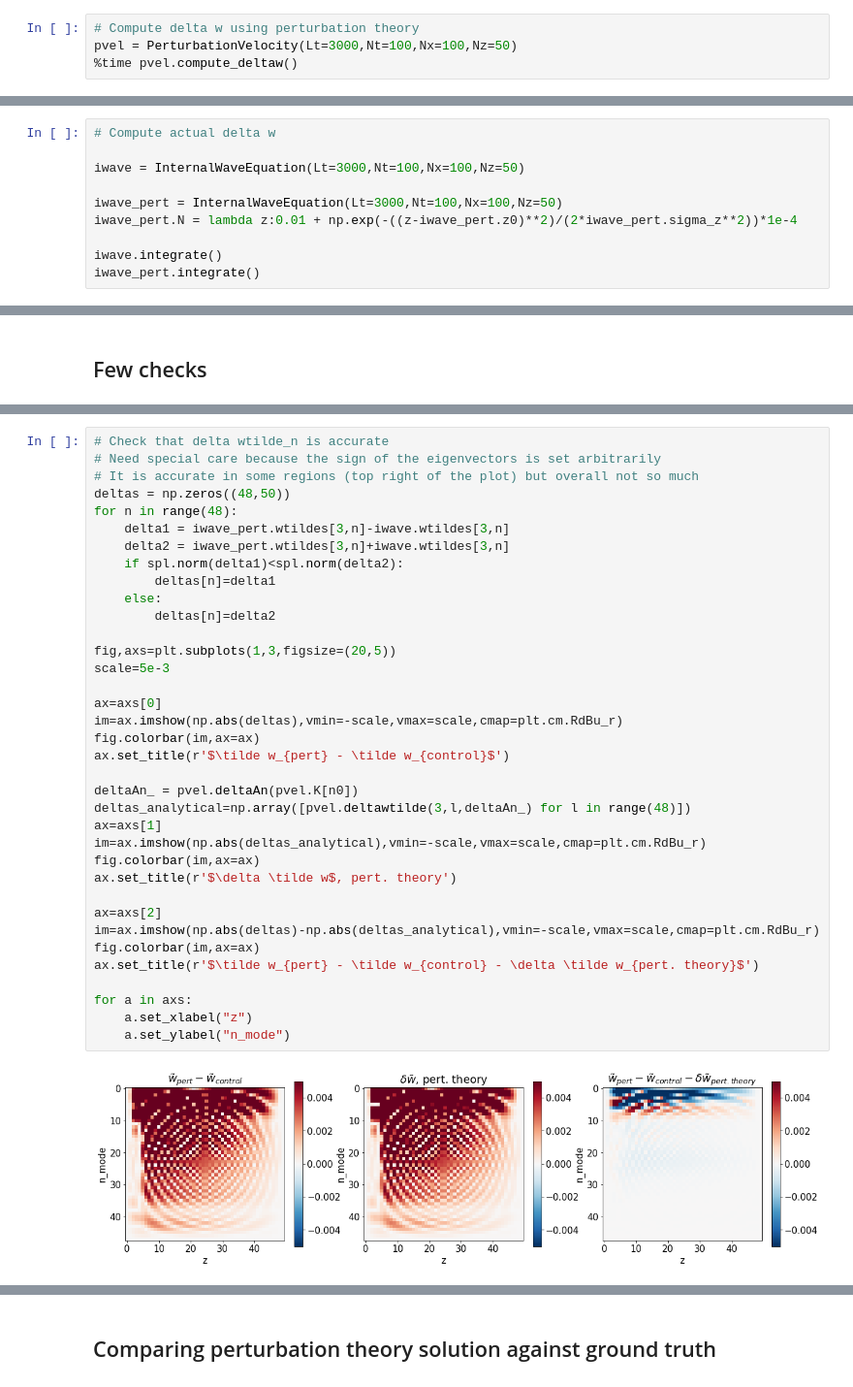
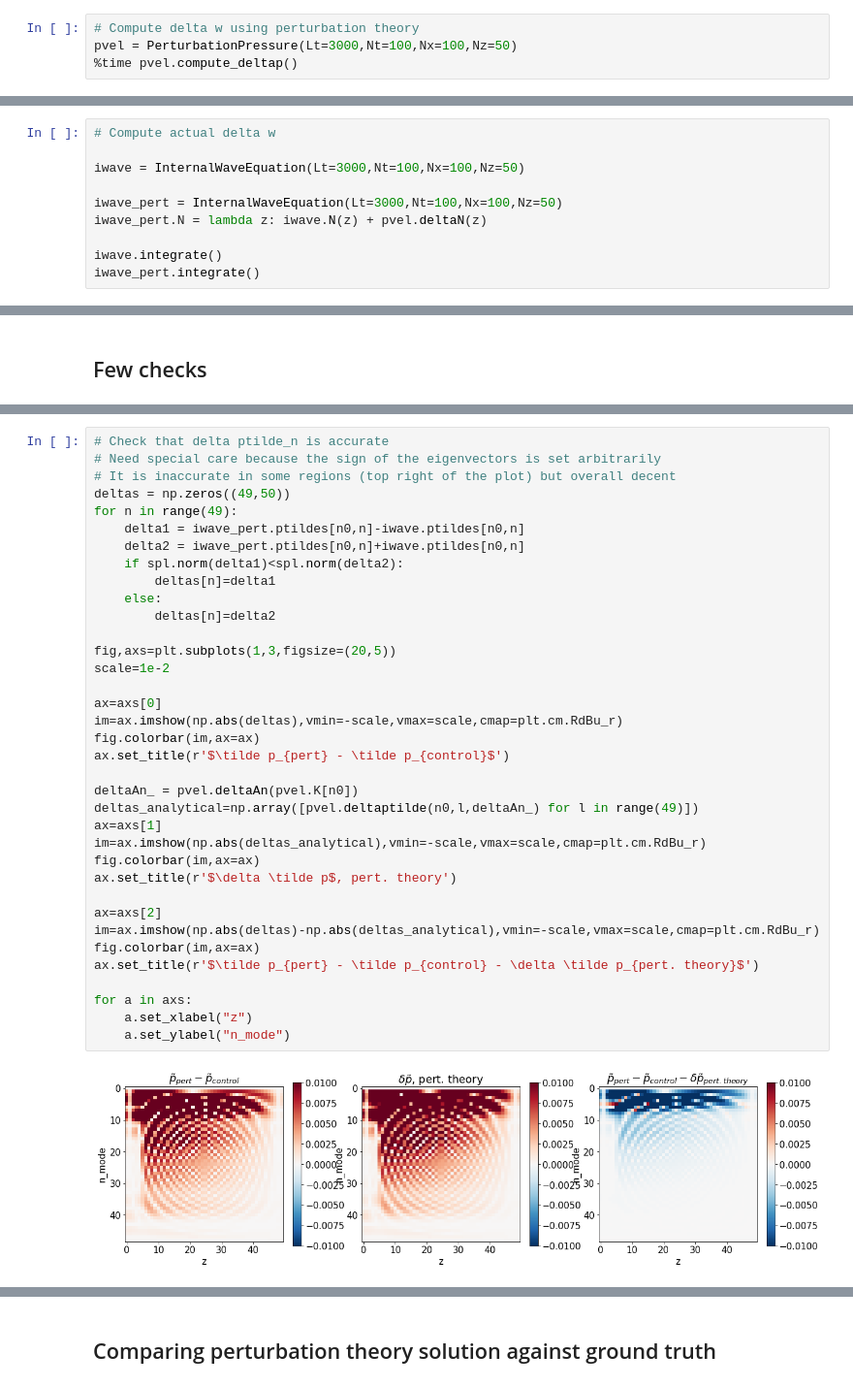
Before and after one commit to qnicolas/IWTomography, a Jupyter notebook: tomo2D.ipynb, the cells around one changed output, grey strips where cells are left out. Shown: that part at 97% size. Drawn from its saved outputs; the diff is of its cells as text.

```diff
--- a/tomo2D.ipynb
+++ b/tomo2D.ipynb
@@ -268,6 +205,6 @@ class PerturbationVelocity:
 # First test
 # %%
 # Compute delta w using perturbation theory
-pvel = PerturbationVelocity(Lt=3000,Nt=100,Nx=100,Nz=50)
-%time pvel.compute_deltaw()
+pvel = PerturbationPressure(Lt=3000,Nt=100,Nx=100,Nz=50)
+%time pvel.compute_deltap()
 # %% [output]
@@ -281,7 +218,7 @@ Wall time: 26.2 s
 iwave = InternalWaveEquation(Lt=3000,Nt=100,Nx=100,Nz=50)
 
 iwave_pert = InternalWaveEquation(Lt=3000,Nt=100,Nx=100,Nz=50)
-iwave_pert.N = lambda z:0.01 + np.exp(-((z-iwave_pert.z0)**2)/(2*iwave_pert.sigma_z**2))*1e-4
+iwave_pert.N = lambda z: iwave.N(z) + pvel.deltaN(z)
 
 iwave.integrate()
 iwave_pert.integrate()
@@ -328,38 +247,38 @@ plt.legend(fontsize=10)
 # %%
-# Check that delta wtilde_n is accurate
+# Check that delta ptilde_n is accurate
 # Need special care because the sign of the eigenvectors is set arbitrarily
-# It is accurate in some regions (top right of the plot) but overall not so much
-deltas = np.zeros((48,50))
-for n in range(48):
-    delta1 = iwave_pert.wtildes[3,n]-iwave.wtildes[3,n]
-    delta2 = iwave_pert.wtildes[3,n]+iwave.wtildes[3,n]
+# It is inaccurate in some regions (top right of the plot) but overall decent
+deltas = np.zeros((49,50))
+for n in range(49):
+    delta1 = iwave_pert.ptildes[n0,n]-iwave.ptildes[n0,n]
+    delta2 = iwave_pert.ptildes[n0,n]+iwave.ptildes[n0,n]
     if spl.norm(delta1)<spl.norm(delta2):
         deltas[n]=delta1
     else:
         deltas[n]=delta2
 
 fig,axs=plt.subplots(1,3,figsize=(20,5))
-scale=5e-3
+scale=1e-2
 
 ax=axs[0]
 im=ax.imshow(np.abs(deltas),vmin=-scale,vmax=scale,cmap=plt.cm.RdBu_r)
 fig.colorbar(im,ax=ax)
-ax.set_title(r'$\tilde w_{pert} - \tilde w_{control}$')
+ax.set_title(r'$\tilde p_{pert} - \tilde p_{control}$')
 
 deltaAn_ = pvel.deltaAn(pvel.K[n0])
-deltas_analytical=np.array([pvel.deltawtilde(3,l,deltaAn_) for l in range(48)])
+deltas_analytical=np.array([pvel.deltaptilde(n0,l,deltaAn_) for l in range(49)])
 ax=axs[1]
 im=ax.imshow(np.abs(deltas_analytical),vmin=-scale,vmax=scale,cmap=plt.cm.RdBu_r)
 fig.colorbar(im,ax=ax)
-ax.set_title(r'$\delta \tilde w$, pert. theory')
+ax.set_title(r'$\delta \tilde p$, pert. theory')
 
 ax=axs[2]
 im=ax.imshow(np.abs(deltas)-np.abs(deltas_analytical),vmin=-scale,vmax=scale,cmap=plt.cm.RdBu_r)
 fig.colorbar(im,ax=ax)
-ax.set_title(r'$\tilde w_{pert} - \tilde w_{control} - \delta \tilde w_{pert. theory}$')
+ax.set_title(r'$\tilde p_{pert} - \tilde p_{control} - \delta \tilde p_{pert. theory}$')
 
 for a in axs:
     a.set_xlabel("z")
     a.set_ylabel("n_mode")
 # %% [output]
-[figure, old version]
+[figure, new version]
```
Also changed, not shown: parts of 20 cells of this notebook, 1 other file.
